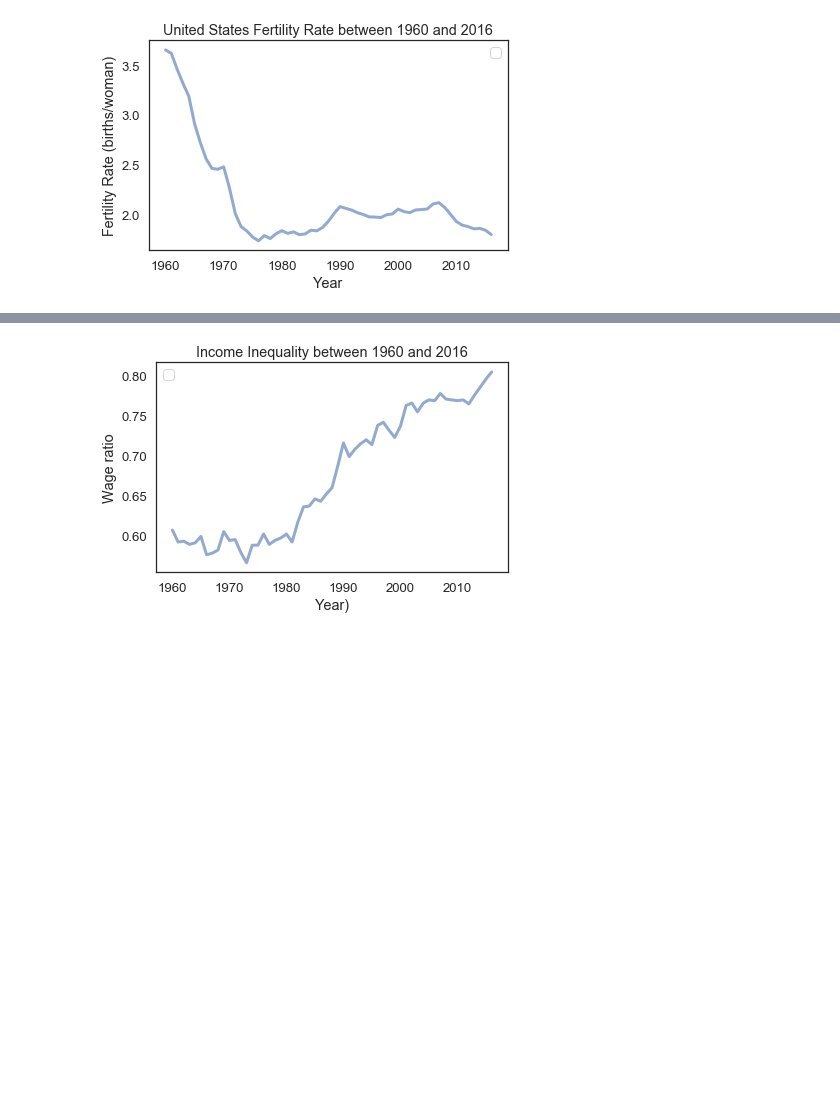
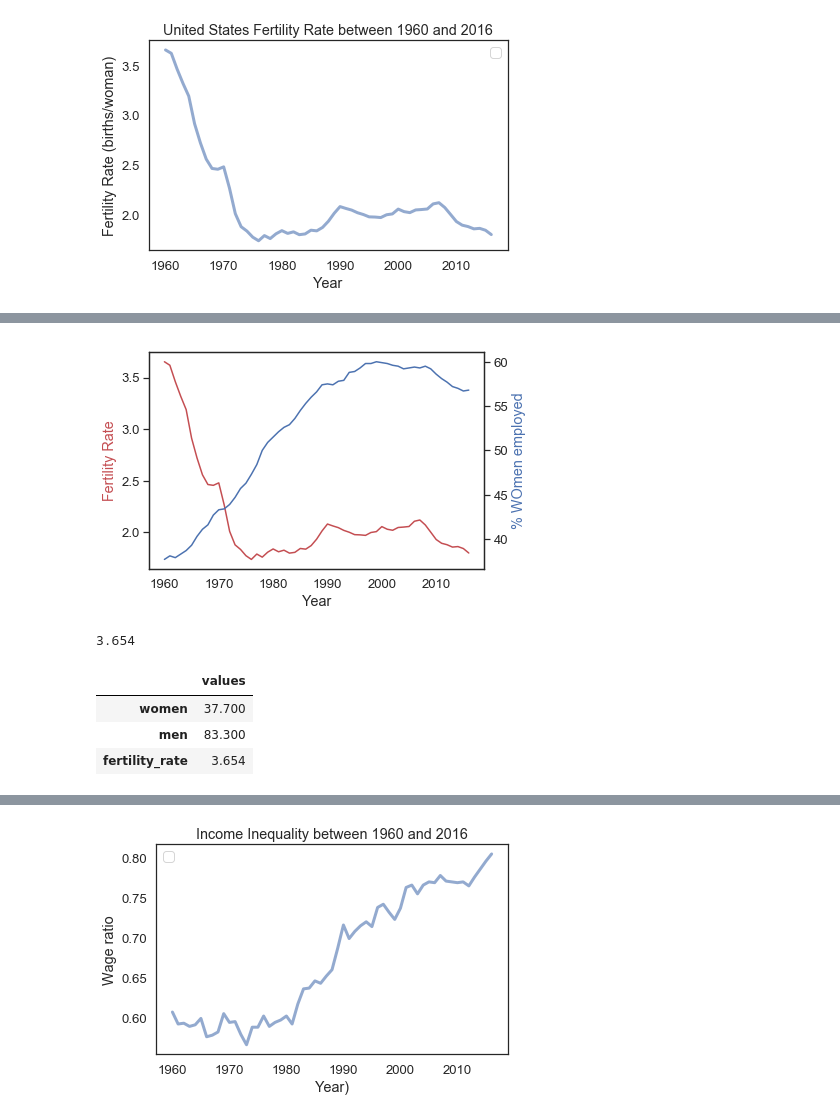
Before and after one commit to dlrow-olleh/ModSimPy, a Jupyter notebook: code/Project/Projehct.ipynb, the cells around one changed output, grey strips where cells are left out. Drawn from its saved outputs; the diff is of its cells as text; code cells hidden in the pictures; blank space fills up the shorter version.

```diff
--- a/code/Project/Projehct.ipynb
+++ b/code/Project/Projehct.ipynb
@@ -38,0 +83,33 @@ decorate(xlabel='Year',
+# %%
+x = time
+
+fig, ax1 = plt.subplots()
+ax2 = ax1.twinx()
+
+ax1.plot(x,fertility,'r-')
+ax2.plot(x, percentageW, 'b-')
+ax1.set_xlabel('Year')
+ax1.set_ylabel('Fertility Rate', color = 'r')
+ax2.set_ylabel('% WOmen employed', color = 'b')
+plt.show()
+
+#label axes in specified intervals between 1960 and 2016
+#different axis for fertility rate and ratio
+# %% [output]
+[figure, added]
+# %%
+#happy = [item[0] for item in percentageW]
+first_women = percentageW[-57]
+first_men = percentageM[-57]
+baby = fertility[-57]
+# %% [output]
+3.654
+# %%
+init = State(women = first_women,
+              men = first_men,
+              fertility_rate = baby )
+# %% [output]
+|  | values |
+| women | 37.700 |
+| men | 83.300 |
+| fertility_rate | 3.654 |
```
Also changed, not shown: parts of 16 cells of this notebook, 29 other files.
